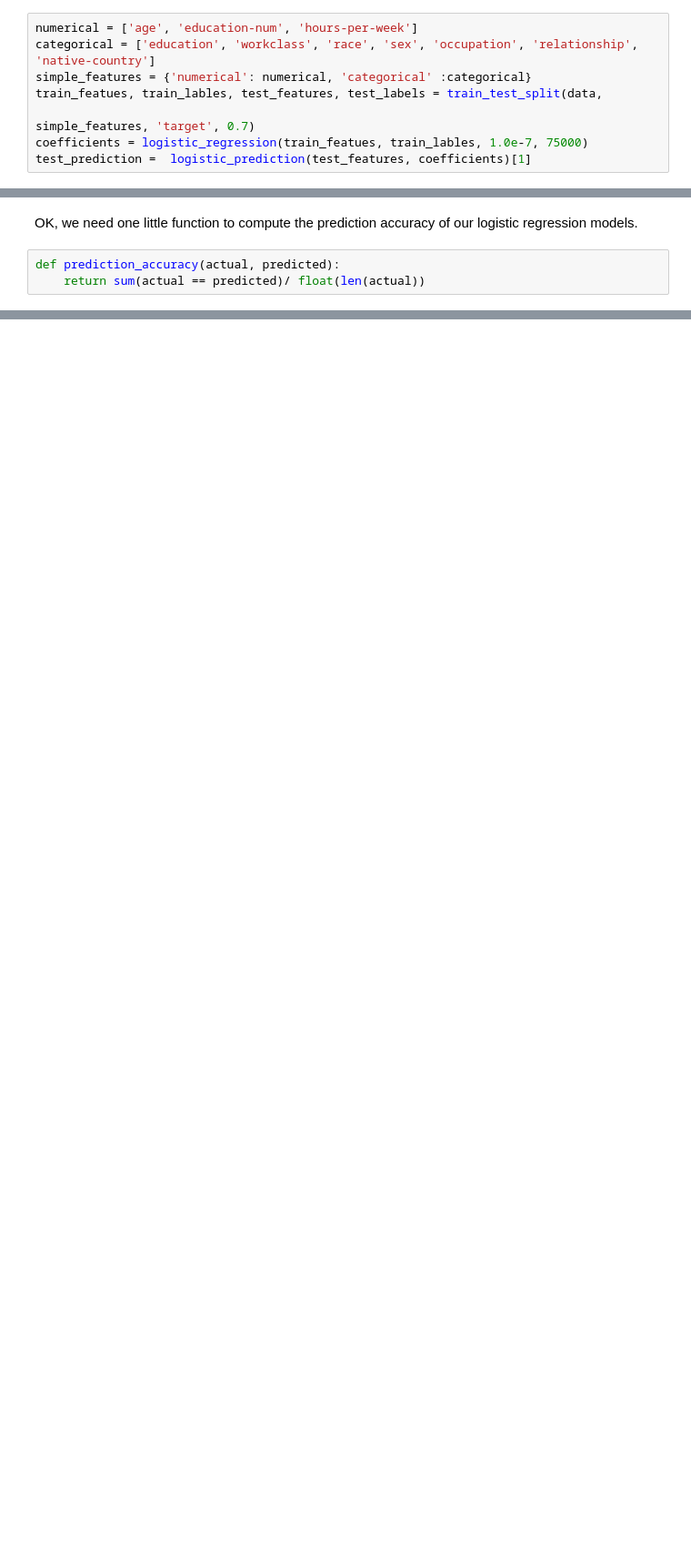
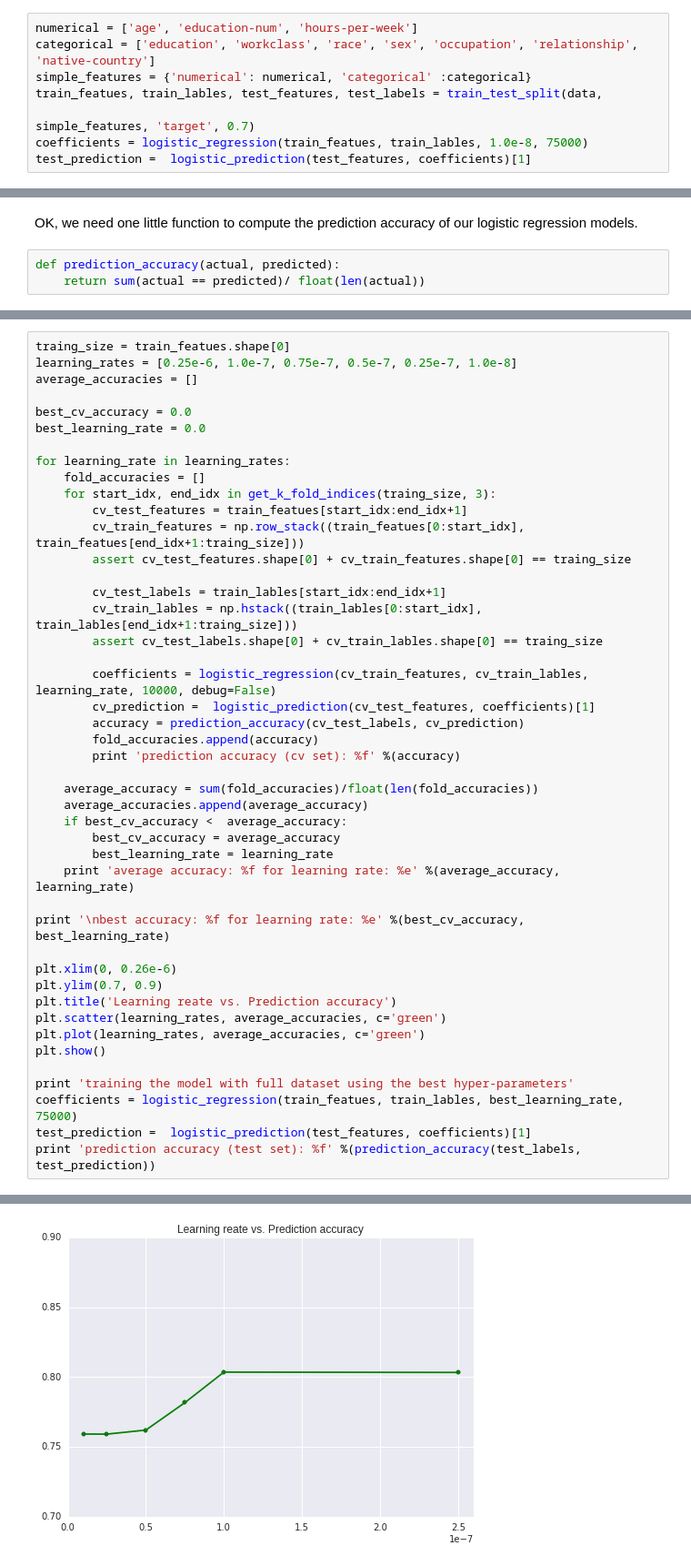
Before and after one commit to upul/logistic_regression, a Jupyter notebook: logistic_regression_1.ipynb, the cells around one changed output, grey strips where cells are left out. Shown at 91% size. Cells and saved outputs as stored; diff of their text form; blank space fills up the shorter version.

```diff
--- a/logistic_regression_1.ipynb
+++ b/logistic_regression_1.ipynb
@@ -328,6 +326,6 @@ categorical = ['education', 'workclass', 'race', 'sex', 'occupation', 'relations
 simple_features = {'numerical': numerical, 'categorical' :categorical}
 train_featues, train_lables, test_features, test_labels = train_test_split(data,
                                                                           simple_features, 'target', 0.7)
-coefficients = logistic_regression(train_featues, train_lables, 1.0e-7, 75000)
+coefficients = logistic_regression(train_featues, train_lables, 1.0e-8, 75000)
 test_prediction =  logistic_prediction(test_features, coefficients)[1]
 # %% [output]
@@ -359,0 +360,46 @@ prediction accuracy (test set): 0.830177
+# %%
+traing_size = train_featues.shape[0]
+learning_rates = [0.25e-6, 1.0e-7, 0.75e-7, 0.5e-7, 0.25e-7, 1.0e-8]
+average_accuracies = []
+
+best_cv_accuracy = 0.0
+best_learning_rate = 0.0
+
+for learning_rate in learning_rates:
+    fold_accuracies = []
+    for start_idx, end_idx in get_k_fold_indices(traing_size, 3):
+        cv_test_features = train_featues[start_idx:end_idx+1]
+        cv_train_features = np.row_stack((train_featues[0:start_idx], train_featues[end_idx+1:traing_size]))
+        assert cv_test_features.shape[0] + cv_train_features.shape[0] == traing_size
+
+        cv_test_labels = train_lables[start_idx:end_idx+1]
+        cv_train_lables = np.hstack((train_lables[0:start_idx], train_lables[end_idx+1:traing_size]))
+        assert cv_test_labels.shape[0] + cv_train_lables.shape[0] == traing_size
+
+        coefficients = logistic_regression(cv_train_features, cv_train_lables, learning_rate, 10000, debug=False)
+        cv_prediction =  logistic_prediction(cv_test_features, coefficients)[1]
+        accuracy = prediction_accuracy(cv_test_labels, cv_prediction)
+        fold_accuracies.append(accuracy)
+        print 'prediction accuracy (cv set): %f' %(accuracy)
+
+    average_accuracy = sum(fold_accuracies)/float(len(fold_accuracies))
+    average_accuracies.append(average_accuracy)
+    if best_cv_accuracy <  average_accuracy:
+        best_cv_accuracy = average_accuracy
+        best_learning_rate = learning_rate
+    print 'average accuracy: %f for learning rate: %e' %(average_accuracy, learning_rate)
+
+print '\nbest accuracy: %f for learning rate: %e' %(best_cv_accuracy, best_learning_rate)
+
+plt.xlim(0, 0.26e-6)
+plt.ylim(0.7, 0.9)
+plt.title('Learning reate vs. Prediction accuracy')
+plt.scatter(learning_rates, average_accuracies, c='green')
+plt.plot(learning_rates, average_accuracies, c='green')
+plt.show()
+
+print 'training the model with full dataset using the best hyper-parameters'
+coefficients = logistic_regression(train_featues, train_lables, best_learning_rate, 75000)
+test_prediction =  logistic_prediction(test_features, coefficients)[1]
+print 'prediction accuracy (test set): %f' %(prediction_accuracy(test_labels, test_prediction))
+# %% [output]
@@ -359,0 +423 @@ prediction accuracy (test set): 0.830177
+[figure, added]
```
Also changed, not shown: parts of 7 cells of this notebook.
